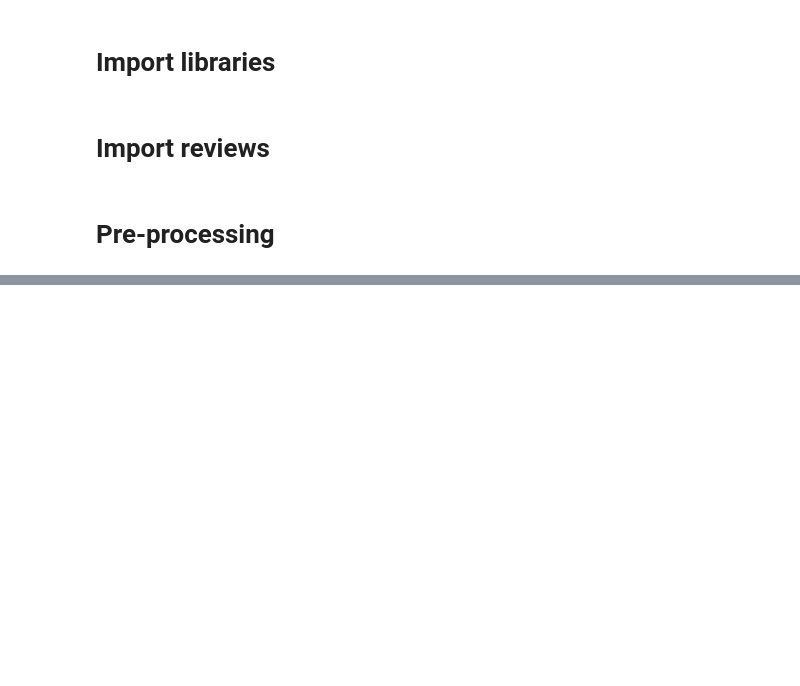
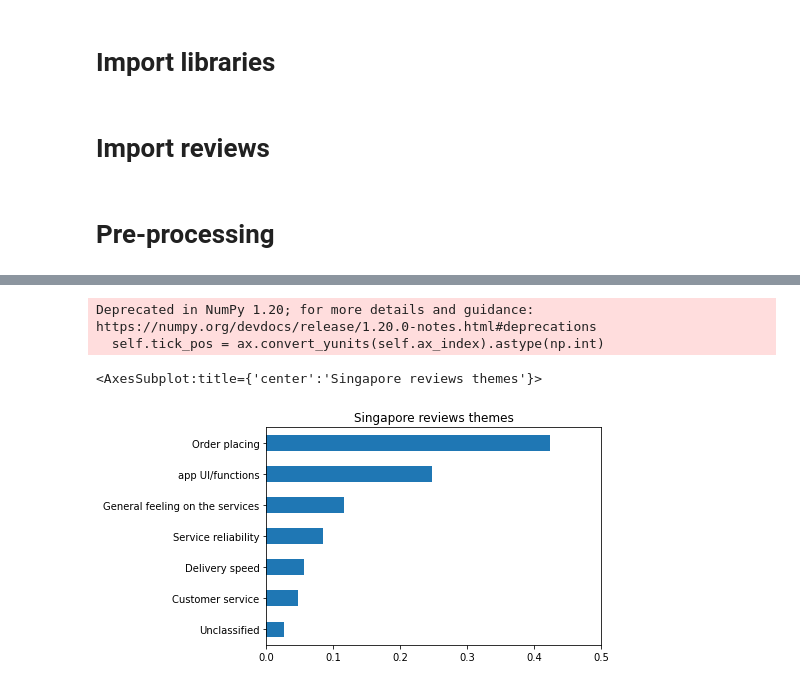
Before and after one commit to mads-app-reviews-nlp/app-reviews-nlp, a Jupyter notebook: playground/stanley/Unsupervised_learning.ipynb, the cells around one changed output, grey strips where cells are left out. Saved outputs shown, nothing was run; the diff lists cells and outputs as text; code cells hidden in the pictures; blank space fills up the shorter version.

```diff
--- a/playground/stanley/Unsupervised_learning.ipynb
+++ b/playground/stanley/Unsupervised_learning.ipynb
@@ -338,2 +43,0 @@ lda = ldamodel.LdaModel(common_corpus, num_topics=10)
-# %%
-x=lda.show_topics(num_topics=10, num_words=8,formatted=False)
@@ -366,0 +479,16 @@ for tp in x:
+# %%
+# print out the top 5 reviews that belong to each topic, to have a better understanding on the context
+sg_tfidf_documents, sg_feature_names=vectorization(sg_reviews.review_tok, spacy=True, split=False)[:2]
+
+sg_doc_topic=best_sg_sklearn_model.transform(sg_tfidf_documents)
+sg_topic_weights=pd.DataFrame(sg_doc_topic, columns=["topic_{}".format(n) for n in range(8)])
+sg_topic_weights['review']=sg_reviews.reset_index().review
+
+for n in range(8):
+    topic = best_sg_sklearn_model.components_[n]
+    term_list = [sg_feature_names[i] for i in topic.argsort()[:-10 - 1:-1]]
+    print("topic_{}:".format(n), term_list)
+    for review in sg_topic_weights.sort_values('topic_{}'.format(n), ascending=False).head().review.to_list():
+        print(review)
+        print('-----------------------------')
+    print('')
@@ -366,0 +531,27 @@ for tp in x:
+# %%
+# calculate the dominant topic for each review
+def topic_labeling(row, topic_columns):
+    w_dict={}
+    for n in topic_columns:
+        w_dict[n]=row[n]
+    max_key = max(w_dict, key=w_dict.get)
+    return max_key
+
+
+sg_topic_weights['dominant_topic_label']=sg_topic_weights.apply(lambda row: topic_labeling(row, sg_topic_weights.columns[:-1]), axis=1)
+# %%
+sg_topic_weights['dominant_topic_label']=sg_topic_weights['dominant_topic_label'].replace({'topic_0': 'Order placing',
+                                                                                              'topic_1': 'app UI/functions',
+                                                                                              'topic_2': 'General feeling on the services',
+                                                                                              'topic_3': 'Service reliability',
+                                                                                              'topic_4': 'Unclassified',
+                                                                                              'topic_5': 'Customer service',
+                                                                                              'topic_6': 'app UI/functions',
+                                                                                              'topic_7': 'Delivery speed'})
+# %%
+sg_topic_weights['dominant_topic_label'].value_counts(normalize=True, ascending=True).plot.barh(title='Singapore reviews themes', xlim=(0,0.5))
+# %% [output]
+Deprecated in NumPy 1.20; for more details and guidance: https://numpy.org/devdocs/release/1.20.0-notes.html#deprecations
+  self.tick_pos = ax.convert_yunits(self.ax_index).astype(np.int)
+<AxesSubplot:title={'center':'Singapore reviews themes'}>
+[figure, added]
```
Also changed, not shown: parts of 85 cells of this notebook, 27 other files.
